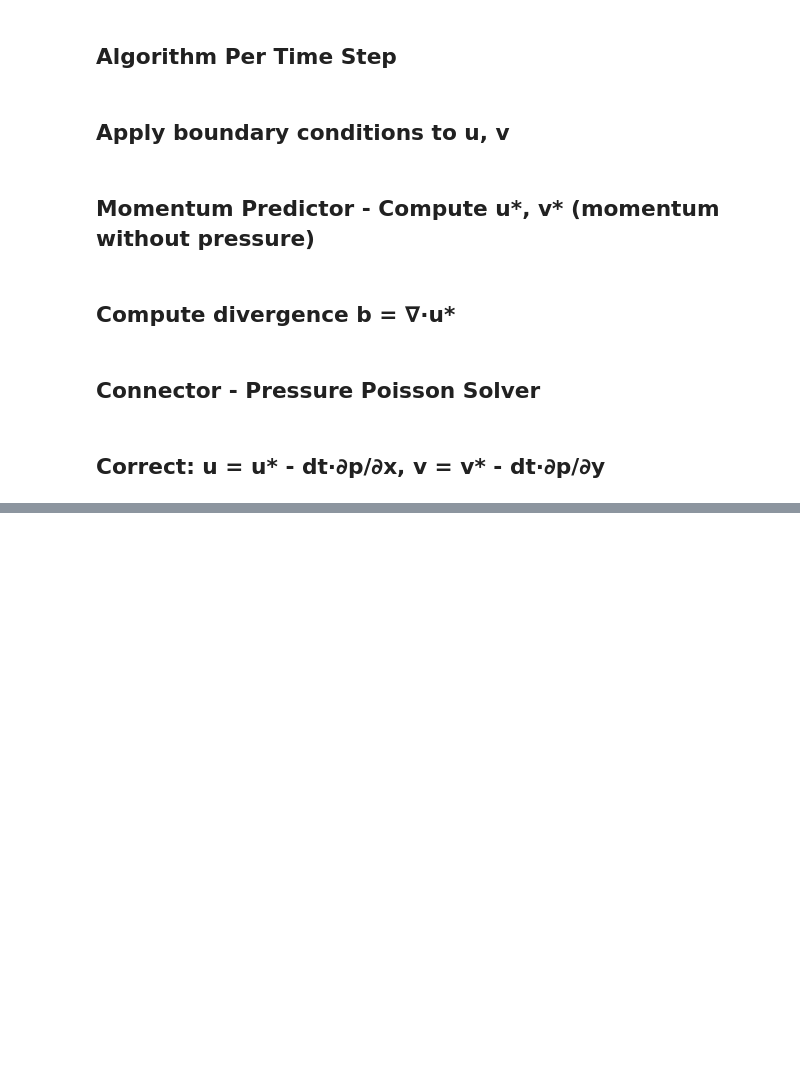
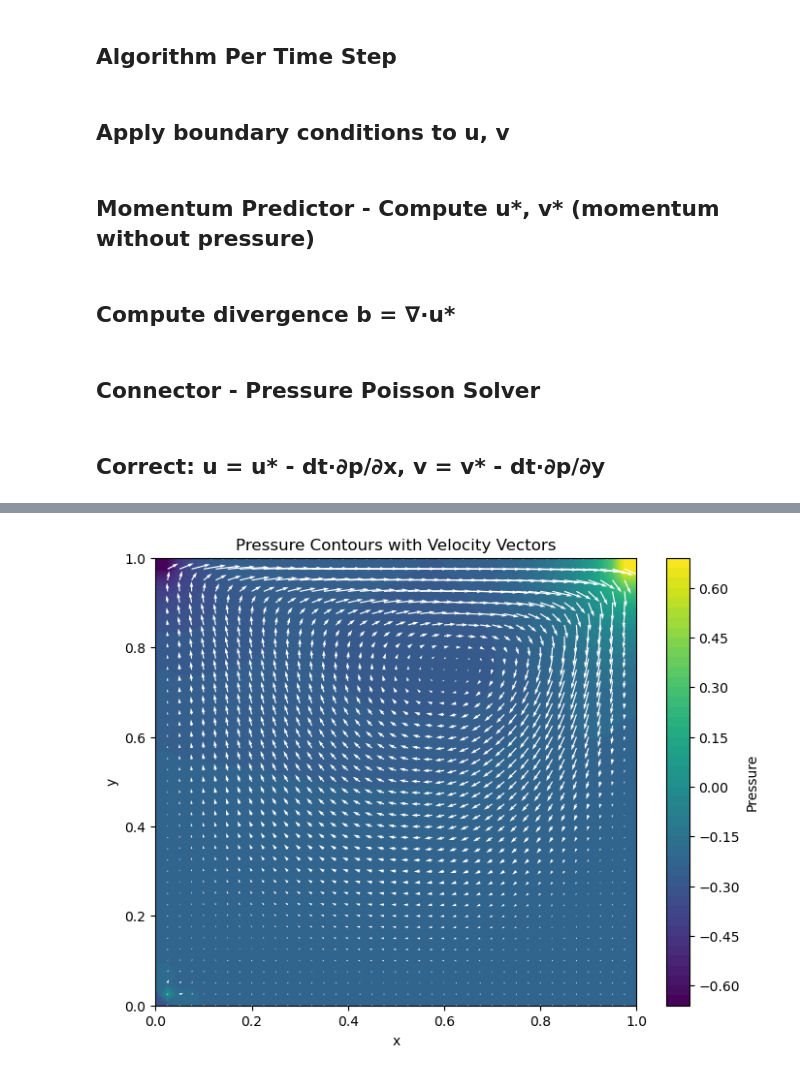
Before and after one commit to harishragul/cfd, a Jupyter notebook: exercise/lid_driven_cavity.ipynb, the cells around one changed output, grey strips where cells are left out. Cells and saved outputs as stored; diff of their text form; code cells hidden in the pictures; blank space fills up the shorter version.

```diff
--- a/exercise/lid_driven_cavity.ipynb
+++ b/exercise/lid_driven_cavity.ipynb
@@ -163,0 +276,14 @@ def pressure_poisson_connector(u_star, v_star, p, dx, dy, dt, rho=1.0, max_iter=
+# %%
+# Contour Plot of Pressure with a colormap and velocity vectors
+plt.figure(figsize=(8, 6))
+plt.title("Pressure Contours with Velocity Vectors")
+plt.contourf(X, Y, p, levels=50, cmap='viridis')
+plt.colorbar(label='Pressure')
+plt.quiver(X, Y, u, v, color='white', scale=10)
+plt.xlabel('x')
+plt.ylabel('y')
+plt.xlim(0, L)
+plt.ylim(0, L)
+plt.show()
+# %% [output]
+[figure, added]
```
Also changed, not shown: parts of 11 cells of this notebook, 3 other files.
